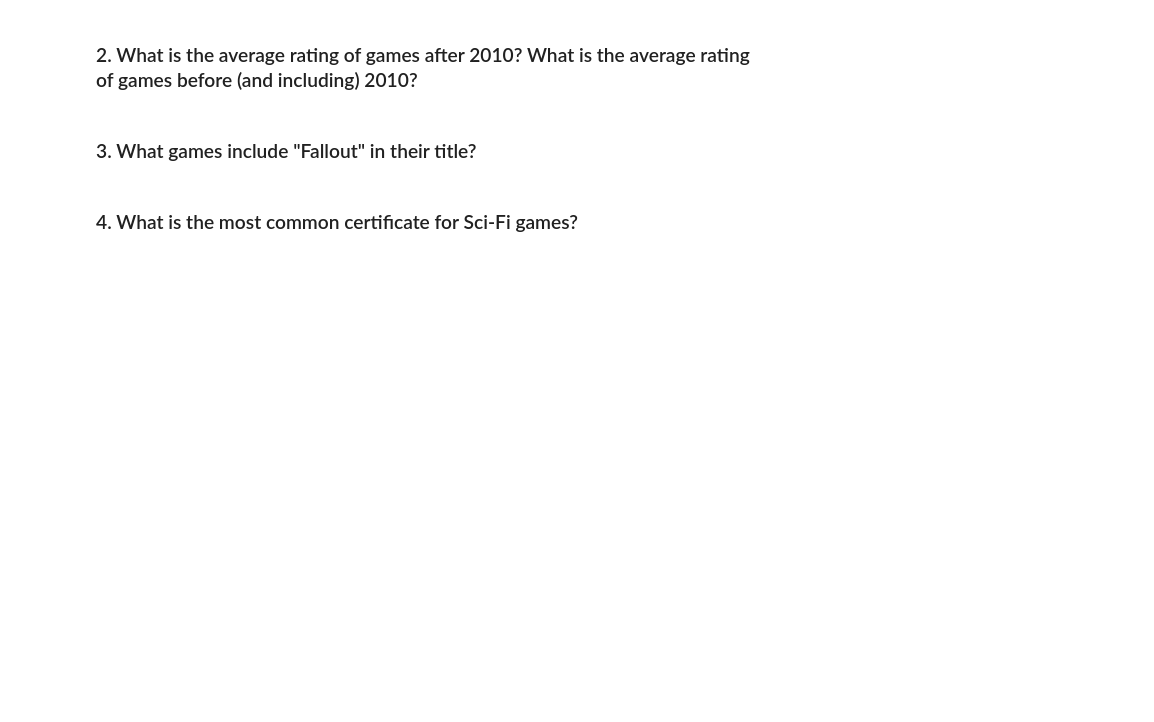
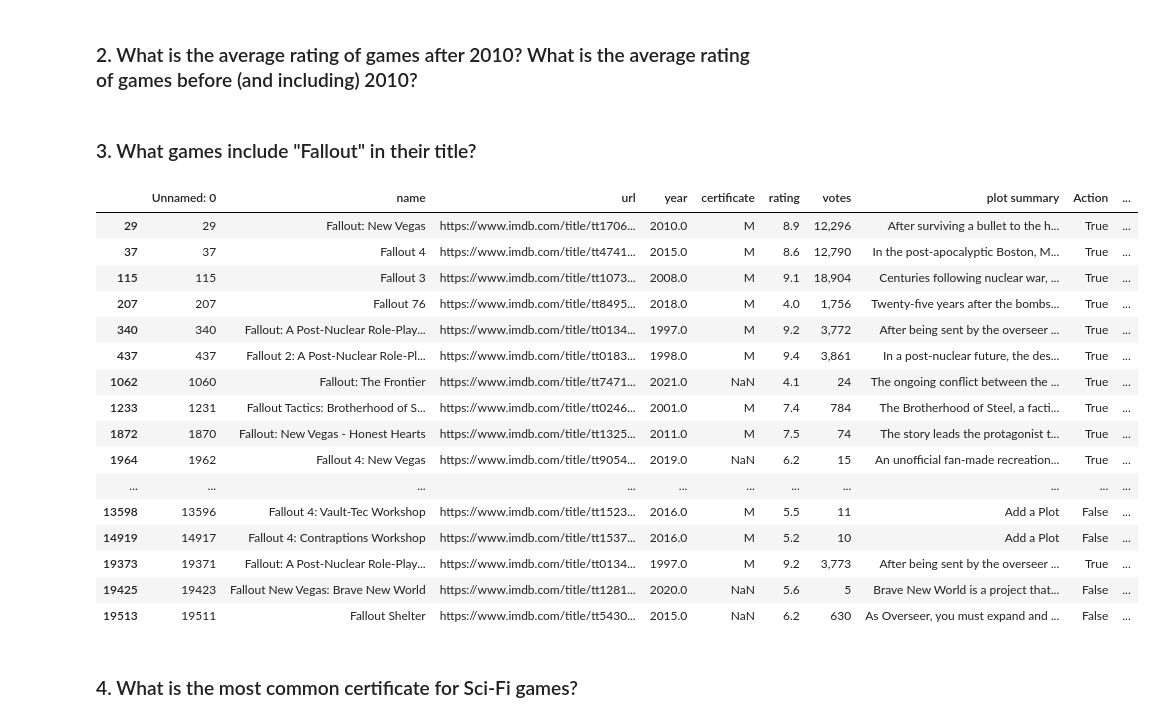
Before and after one commit to kayleeodom/cis277-fa22-Lab3, a Jupyter notebook: Lab3.ipynb, the cells around one changed output. Drawn from its saved outputs; the diff is of its cells as text; code cells hidden in the pictures; blank space fills up the shorter version.

```diff
--- a/Lab3.ipynb
+++ b/Lab3.ipynb
@@ -71,0 +66,4 @@ Name: Action, dtype: int64
+# %%
+df['rating'] = df['rating'].str.replace('*','')
+df.rating = pd.to_numeric(df.rating)
+df.groupby(df.Action).rating.mean()
@@ -73,6 +76,27 @@ Name: Action, dtype: int64
 ### 2. What is the average rating of games after 2010? What is the average rating of games before (and including) 2010?
 # %% [markdown]
 ### 3. What games include "Fallout" in their title?
+# %%
+games = df[df.name.str.contains("Fallout")]
+games
+# %% [output]
+|  | Unnamed: 0 | name | url | year | certificate | rating | votes | plot summary | Action | ... |
+| 29 | 29 | Fallout: New Vegas | https://www.imdb.com/title/tt1706... | 2010.0 | M | 8.9 | 12,296 | After surviving a bullet to the h... | True | ... |
+| 37 | 37 | Fallout 4 | https://www.imdb.com/title/tt4741... | 2015.0 | M | 8.6 | 12,790 | In the post-apocalyptic Boston, M... | True | ... |
+| 115 | 115 | Fallout 3 | https://www.imdb.com/title/tt1073... | 2008.0 | M | 9.1 | 18,904 | Centuries following nuclear war, ... | True | ... |
+| 207 | 207 | Fallout 76 | https://www.imdb.com/title/tt8495... | 2018.0 | M | 4.0 | 1,756 | Twenty-five years after the bombs... | True | ... |
+| 340 | 340 | Fallout: A Post-Nuclear Role-Play... | https://www.imdb.com/title/tt0134... | 1997.0 | M | 9.2 | 3,772 | After being sent by the overseer ... | True | ... |
+| 437 | 437 | Fallout 2: A Post-Nuclear Role-Pl... | https://www.imdb.com/title/tt0183... | 1998.0 | M | 9.4 | 3,861 | In a post-nuclear future, the des... | True | ... |
+| 1062 | 1060 | Fallout: The Frontier | https://www.imdb.com/title/tt7471... | 2021.0 | NaN | 4.1 | 24 | The ongoing conflict between the ... | True | ... |
+| 1233 | 1231 | Fallout Tactics: Brotherhood of S... | https://www.imdb.com/title/tt0246... | 2001.0 | M | 7.4 | 784 | The Brotherhood of Steel, a facti... | True | ... |
+| 1872 | 1870 | Fallout: New Vegas - Honest Hearts | https://www.imdb.com/title/tt1325... | 2011.0 | M | 7.5 | 74 | The story leads the protagonist t... | True | ... |
+| 1964 | 1962 | Fallout 4: New Vegas | https://www.imdb.com/title/tt9054... | 2019.0 | NaN | 6.2 | 15 | An unofficial fan-made recreation... | True | ... |
+| ... | ... | ... | ... | ... | ... | ... | ... | ... | ... | ... |
+| 13598 | 13596 | Fallout 4: Vault-Tec Workshop | https://www.imdb.com/title/tt1523... | 2016.0 | M | 5.5 | 11 | Add a Plot | False | ... |
+| 14919 | 14917 | Fallout 4: Contraptions Workshop | https://www.imdb.com/title/tt1537... | 2016.0 | M | 5.2 | 10 | Add a Plot | False | ... |
+| 19373 | 19371 | Fallout: A Post-Nuclear Role-Play... | https://www.imdb.com/title/tt0134... | 1997.0 | M | 9.2 | 3,773 | After being sent by the overseer ... | True | ... |
+| 19425 | 19423 | Fallout New Vegas: Brave New World | https://www.imdb.com/title/tt1281... | 2020.0 | NaN | 5.6 | 5 | Brave New World is a project that... | False | ... |
+| 19513 | 19511 | Fallout Shelter | https://www.imdb.com/title/tt5430... | 2015.0 | NaN | 6.2 | 630 | As Overseer, you must expand and ... | False | ... |
 # %% [markdown]
 ### 4. What is the most common certificate for Sci-Fi games?
 # %% [markdown]
```
Also changed, not shown: parts of 2 cells of this notebook.
